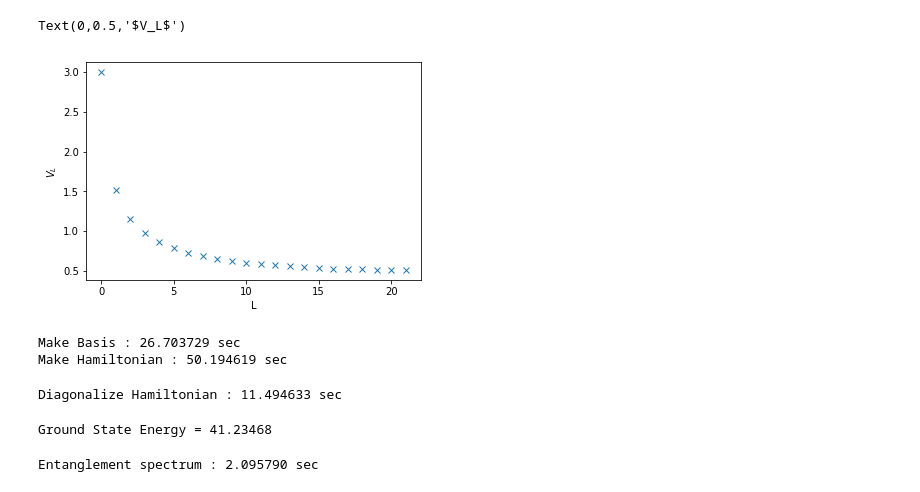
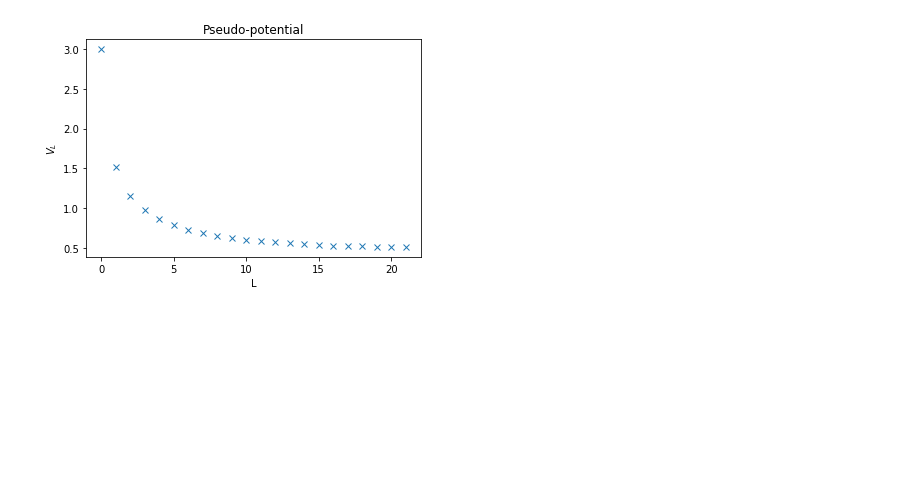
Before and after one commit to liangjj/GPED, a Jupyter notebook: example_FQH_Sphere_Laughlin_coulomb.ipynb, the cells around one changed output. Cells and saved outputs as stored; diff of their text form; code cells hidden in the pictures; blank space fills up the shorter version.

Commit message:
example : Laughlin 1/3 state

```diff
--- a/example_FQH_Sphere_Laughlin_coulomb.ipynb
+++ b/example_FQH_Sphere_Laughlin_coulomb.ipynb
@@ -23,19 +39,24 @@ BInfo, OpInfo = FQHSphere(Q)
 # %%
+# Decompose the Coulomb interaction into Haldane Pseudo-potential
 def Vcoulomb(L, R = 1):
     v = 2.0/R
     v = v*comb((4*Q-2*L), (2*Q-L),exact=False)
     v = v*comb((4*Q+2*L+2), (2*Q+L+1),exact=False)
     v = v/(comb((4*Q+2),(2*Q+1),exact=False))**2
     return v
 
 Vpp = []
 for L in range(int(2*Q+1)):
     Vpp.insert(0, Vcoulomb(L))
 
 plt.plot(Vpp,'x')
 plt.xlabel('L')
 plt.ylabel(r'$V_L$')
+plt.title('Pseudo-potential')
+
+# convert the pseudo-potential to the Coulomb matrix element
+CGTable = cg_table(Q)
+Vmat = FQHSphereMatEle(Nphi, Vpp, CGTable)
 # %% [output]
-Text(0,0.5,'$V_L$')
-[figure, old version]
+[figure, new version]
 # %%
@@ -60,40 +79,3 @@ for l1 in range(Nphi+1):
                     val = V1234 - V1243 - V2134 + V2143
 
                     h = h + [val, 'Cdag', l1, 'Cdag', l2, 'C', l3, 'C', l4]
-# %%
-start = time.time()
-BSet = BasisSet(BInfo, qn)
-done = time.time()
-elapsed = done - start
-print("Make Basis : %f sec"%elapsed)
-
-start = time.time()
-H = getMat(h, BSet)
-done = time.time()
-elapsed = done - start
-print("Make Hamiltonian : %f sec"%elapsed)
-# %% [output]
-Make Basis : 26.703729 sec
-Make Hamiltonian : 50.194619 sec
-# %%
-start = time.time()
-E, psis = lowestEigs(H, 100)
-done = time.time()
-elapsed = done - start
-print("Diagonalize Hamiltonian : %f sec"%elapsed)
-
-psi = psis[0]
-# %% [output]
-Diagonalize Hamiltonian : 11.494633 sec
-# %%
-print('Ground State Energy = %2.5f'%abs(E[0]))
-# %% [output]
-Ground State Energy = 41.23468
-# %%
-start = time.time()
-SvN, ES = EntanglementSpectrum(psi, BSet, BInfo, int(N/2))
-done = time.time()
-elapsed = done - start
-print("Entanglement spectrum : %f sec"%elapsed)
-# %% [output]
-Entanglement spectrum : 2.095790 sec
```
Also changed, not shown: parts of 12 cells of this notebook.
